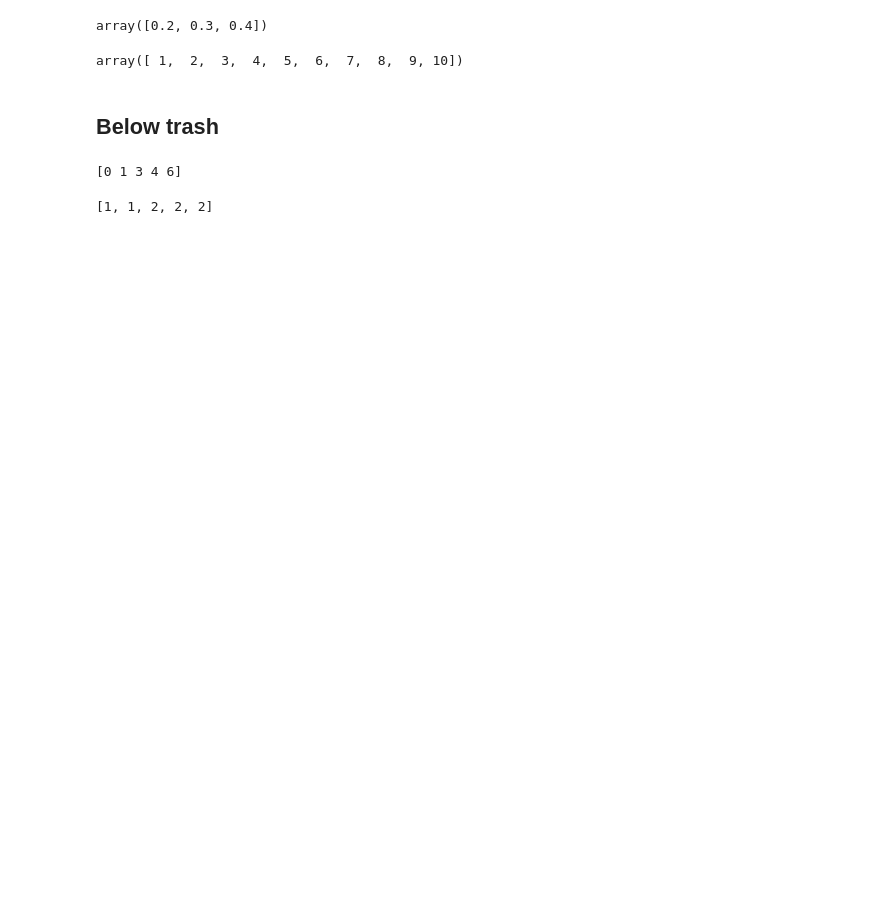
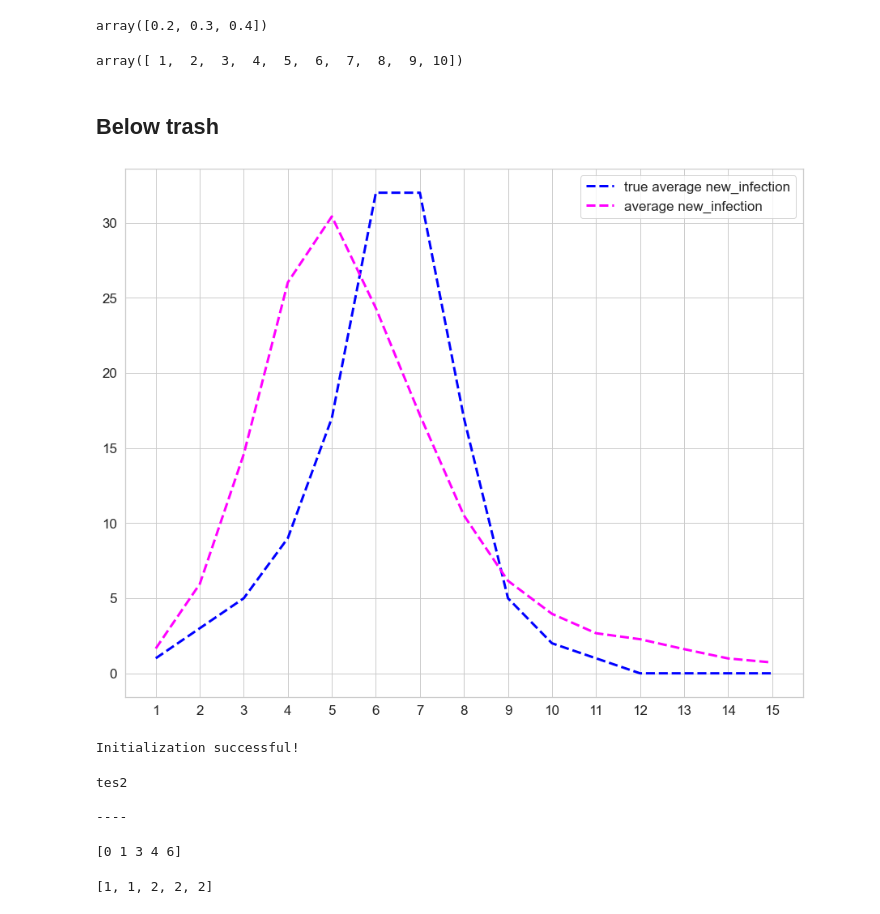
Before and after one commit to fabioeterno/Network_Homework, a Jupyter notebook: Homework3/Hw3.ipynb, the cells around one changed output. Drawn from its saved outputs; the diff is of its cells as text; code cells hidden in the pictures; blank space fills up the shorter version.

```diff
--- a/Homework3/Hw3.ipynb
+++ b/Homework3/Hw3.ipynb
@@ -506,6 +675,59 @@ k
 array([ 1,  2,  3,  4,  5,  6,  7,  8,  9, 10])
 # %% [markdown]
 ## Below trash
+# %%
+vax_campaign = [0, 5, 9, 16, 24, 32, 40, 47, 54, 59, 60, 60, 60, 60, 60, 60, 60]
+
+test = [1, 1.51, 5.31, 14.54, 26.45, 31.98, 25.87, 15.48, 8.4, 4.24, 2.4, 1.53, 0.95, 0.58, 0.24]
+
+#if len(avg_new_infection)==15:
+#    avg_new_infection = [1] +
+
+G4 = create_random_graph(500, 10)
+(avg_susceptible, avg_infected, avg_recovered, avg_new_infection,
+ avg_vaccinated, avg_new_vaccinated) = simulate_epidemics(G4,n_infected=1,
+                                                          beta=0.1825, rho=0.39999999999999997,
+                                                          n_weeks=15, n_simulation=100,
+                                                          flg_vaccine = True,
+                                                          vax_campaign = vax_campaign)
+
+fig, ax1= plt.subplots(1,1,figsize=(15,12))
+true_infection = [1, 3, 5, 9, 17, 32, 32, 17, 5, 2, 1, 0, 0, 0, 0]
+x = list(np.arange(1, 16))
+ax1.set_xticks(x)
+
+
+ax1.plot(x, true_infection, label="true average new_infection", color = 'blue', linestyle='--'
+         , linewidth=3)
+
+ax1.plot(x, avg_new_infection, label="average new_infection", color = 'magenta', linestyle='--'
+         , linewidth=3)
+
+
+ax1.tick_params(axis='x', labelsize=17)
+ax1.tick_params(axis='y', labelsize=17)
+ax1.legend(fontsize=17)
+
+plt.show()
+# %% [output]
+[figure, added]
+# %%
+
+for msg in ["Initializing...", "Initialization successful!"]:
+    print_statusline(msg)
+    time.sleep(1)
+# %% [output]
+Initialization successful!
+# %%
+print_statusline("tes1")
+print_statusline("tes2")
+print("")
+print("")
+print("----")
+# %% [output]
+tes2
+
+----
 # %%
 lis = np.array([1, 1, 3, 2, 2, 3, 2])
 print(np.argwhere(lis!=3).squeeze())
```
Also changed, not shown: parts of 15 cells of this notebook.
